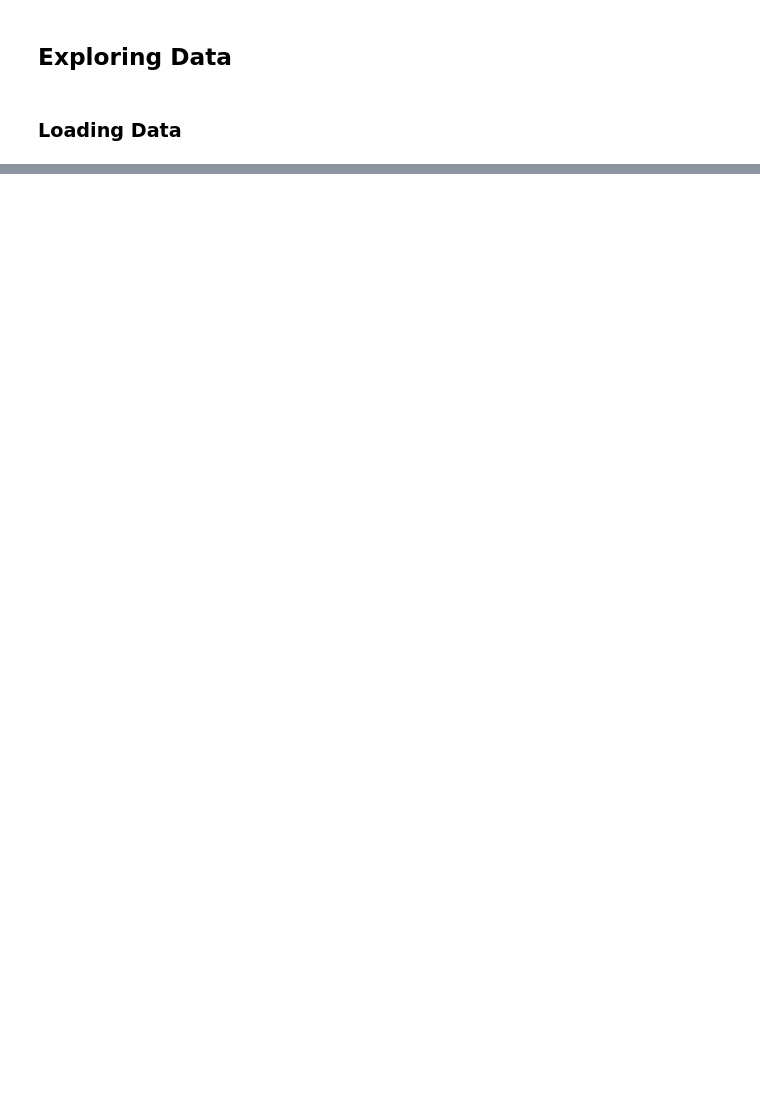
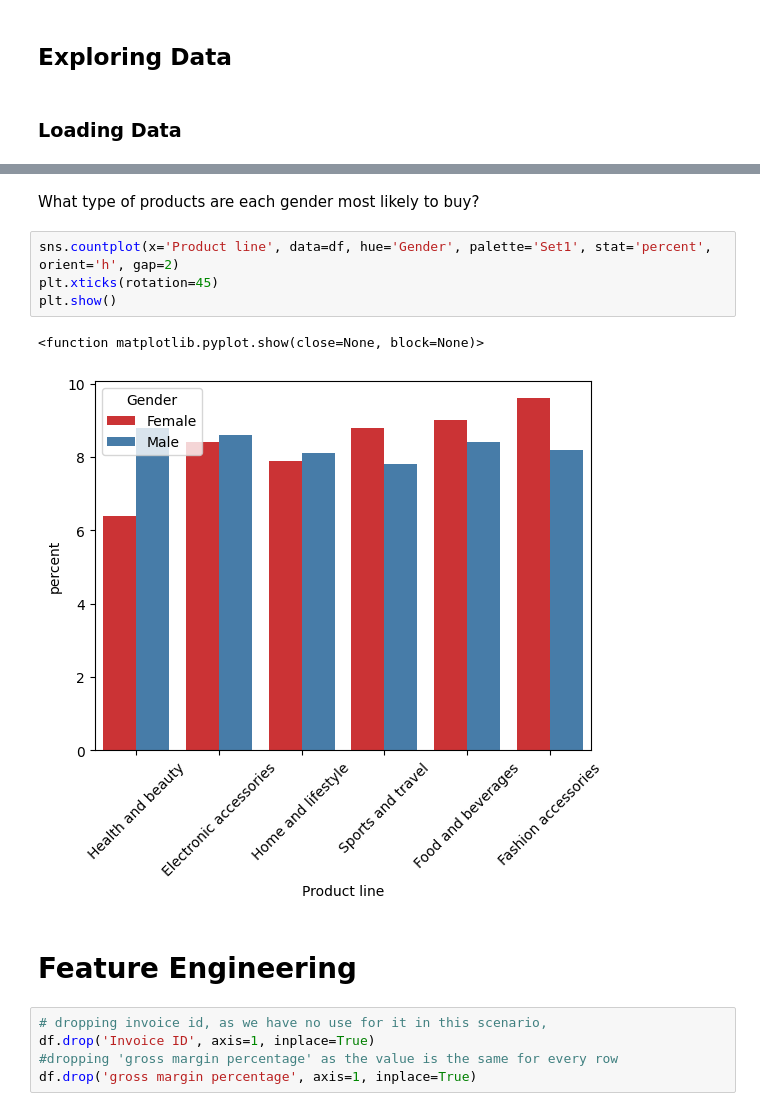
Before and after one commit to owenHochwald/Dynamic_Supermarket_Pricing, a Jupyter notebook: src/main.ipynb, the cells around one changed output, grey strips where cells are left out. Drawn from its saved outputs; the diff is of its cells as text; blank space fills up the shorter version.

```diff
--- a/src/main.ipynb
+++ b/src/main.ipynb
@@ -41,0 +131,16 @@ df.head()
+# %% [markdown]
+What type of products are each gender most likely to buy?
+# %%
+sns.countplot(x='Product line', data=df, hue='Gender', palette='Set1', stat='percent', orient='h', gap=2)
+plt.xticks(rotation=45)
+plt.show()
+# %% [output]
+<function matplotlib.pyplot.show(close=None, block=None)>
+[figure, added]
+# %% [markdown]
+# Feature Engineering
+# %%
+# dropping invoice id, as we have no use for it in this scenario,
+df.drop('Invoice ID', axis=1, inplace=True)
+#dropping 'gross margin percentage' as the value is the same for every row
+df.drop('gross margin percentage', axis=1, inplace=True)
```
Also changed, not shown: parts of 39 cells of this notebook.
